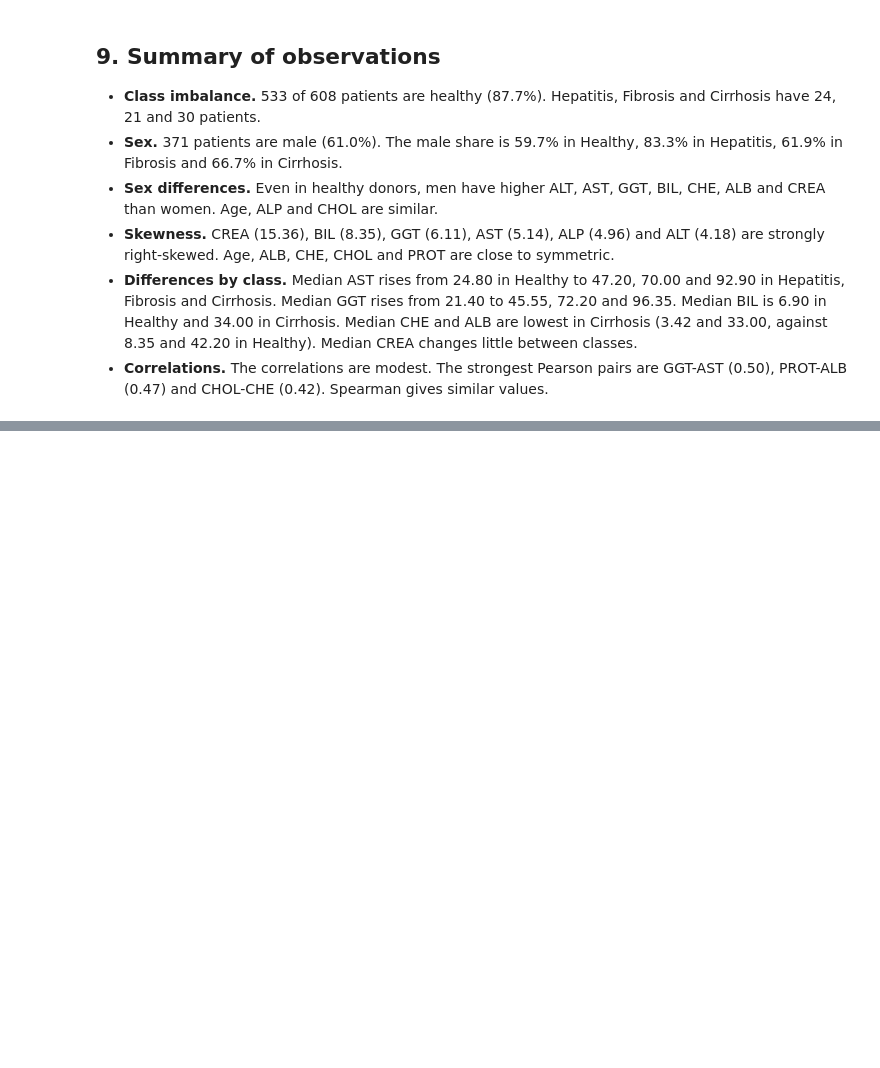
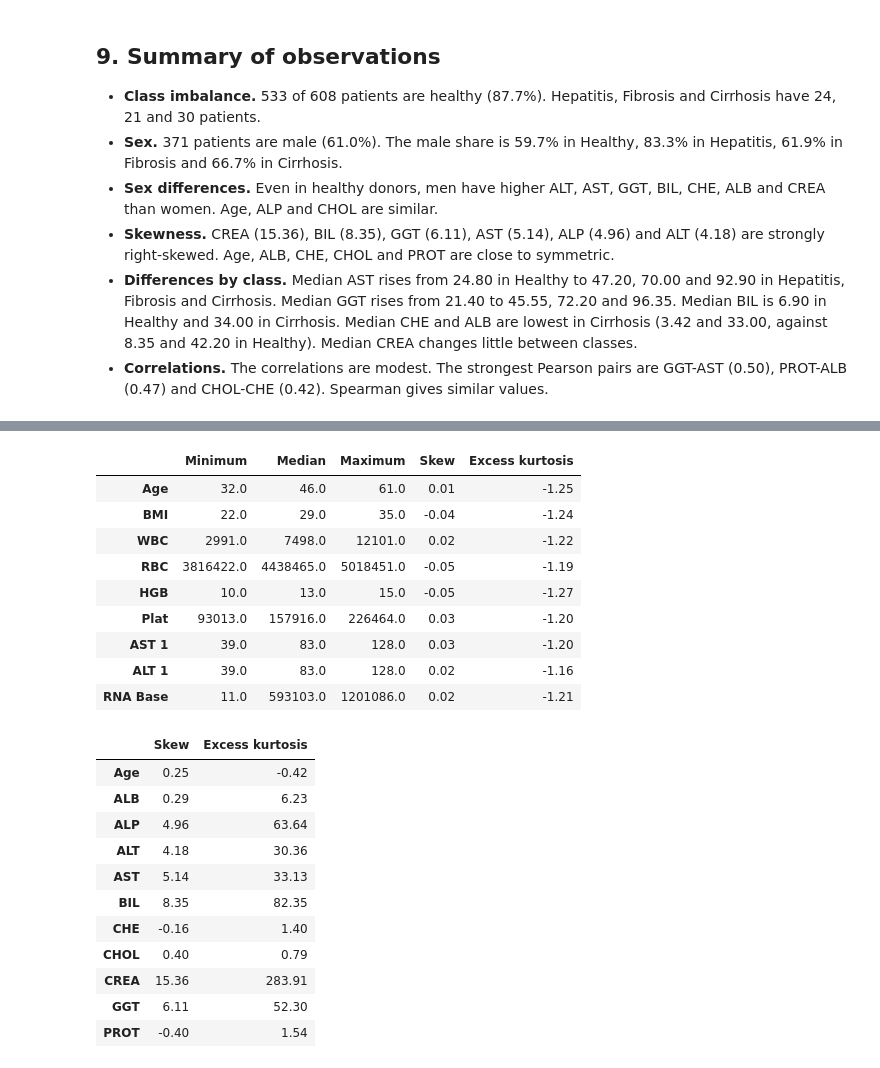
Before and after one commit to omaralhajjaj4-star/hcv-ML-DS-project, a Jupyter notebook: eda.ipynb, the cells around one changed output, grey strips where cells are left out. Saved outputs shown, nothing was run; the diff lists cells and outputs as text; code cells hidden in the pictures; blank space fills up the shorter version.

```diff
--- a/eda.ipynb
+++ b/eda.ipynb
@@ -533,0 +564,48 @@ Patients: 608
+# %%
+# baseline continuous variables (measured before treatment), the same
+# kind of routine values as in the UCI data
+egy_cols = ["Age", "BMI", "WBC", "RBC", "HGB", "Plat", "AST 1", "ALT 1",
+            "RNA Base"]
+
+# skew and excess kurtosis of each variable. Excess kurtosis is 0 for a
+# bell curve and -1.2 for a flat (uniform) distribution. Real enzyme and
+# viral load values are usually right-skewed with heavy tails
+shape_table = pd.DataFrame({
+    "Minimum": egy[egy_cols].min(),
+    "Median": egy[egy_cols].median(),
+    "Maximum": egy[egy_cols].max(),
+    "Skew": egy[egy_cols].skew(),
+    "Excess kurtosis": egy[egy_cols].kurt(),
+})
+shape_table.to_csv("results/egyptian_distributions.csv")
+
+# the same two measures for the UCI laboratory values, for comparison
+uci_shape = pd.DataFrame({
+    "Skew": df[NUMERIC_COLS].skew(),
+    "Excess kurtosis": df[NUMERIC_COLS].kurt(),
+})
+display(shape_table.round(2))
+display(uci_shape.round(2))
+# %% [output]
+|  | Minimum | Median | Maximum | Skew | Excess kurtosis |
+| Age | 32.0 | 46.0 | 61.0 | 0.01 | -1.25 |
+| BMI | 22.0 | 29.0 | 35.0 | -0.04 | -1.24 |
+| WBC | 2991.0 | 7498.0 | 12101.0 | 0.02 | -1.22 |
+| RBC | 3816422.0 | 4438465.0 | 5018451.0 | -0.05 | -1.19 |
+| HGB | 10.0 | 13.0 | 15.0 | -0.05 | -1.27 |
+| Plat | 93013.0 | 157916.0 | 226464.0 | 0.03 | -1.20 |
+| AST 1 | 39.0 | 83.0 | 128.0 | 0.03 | -1.20 |
+| ALT 1 | 39.0 | 83.0 | 128.0 | 0.02 | -1.16 |
+| RNA Base | 11.0 | 593103.0 | 1201086.0 | 0.02 | -1.21 |
+|  | Skew | Excess kurtosis |
+| Age | 0.25 | -0.42 |
+| ALB | 0.29 | 6.23 |
+| ALP | 4.96 | 63.64 |
+| ALT | 4.18 | 30.36 |
+| AST | 5.14 | 33.13 |
+| BIL | 8.35 | 82.35 |
+| CHE | -0.16 | 1.40 |
+| CHOL | 0.40 | 0.79 |
+| CREA | 15.36 | 283.91 |
+| GGT | 6.11 | 52.30 |
+| PROT | -0.40 | 1.54 |
```
Also changed, not shown: parts of 4 cells of this notebook, 22 other files.
